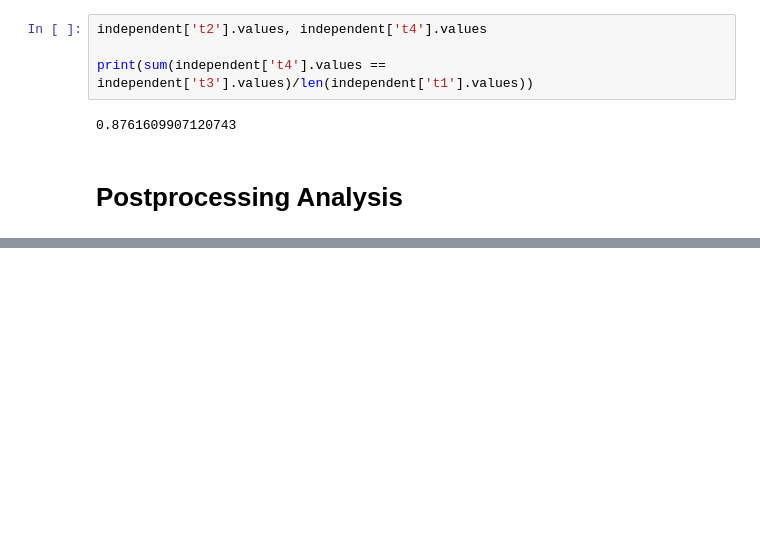
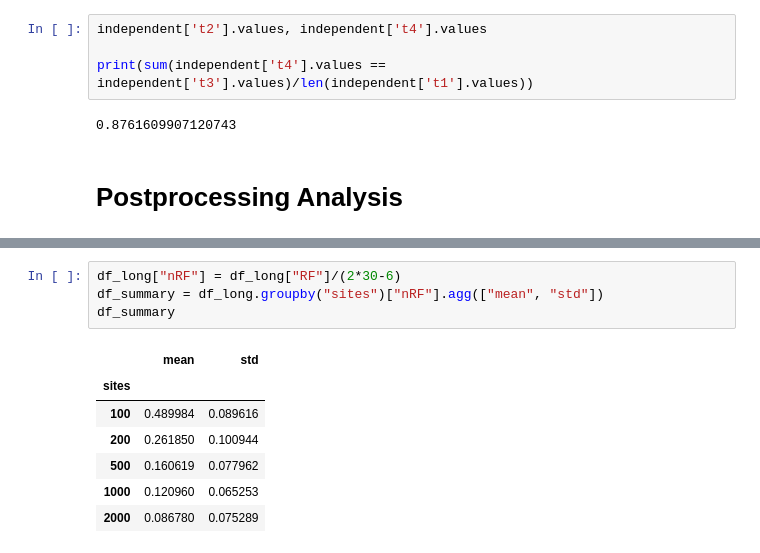
Before and after one commit to jaamestaay/M4R, a Jupyter notebook: data/testing.ipynb, the cells around one changed output, grey strips where cells are left out. Cells and saved outputs as stored; diff of their text form; blank space fills up the shorter version.

```diff
--- a/data/testing.ipynb
+++ b/data/testing.ipynb
@@ -526,0 +529,12 @@ plt.show()
+# %%
+df_long["nRF"] = df_long["RF"]/(2*30-6)
+df_summary = df_long.groupby("sites")["nRF"].agg(["mean", "std"])
+df_summary
+# %% [output]
+|  | mean | std |
+| sites |  |  |
+| 100 | 0.489984 | 0.089616 |
+| 200 | 0.261850 | 0.100944 |
+| 500 | 0.160619 | 0.077962 |
+| 1000 | 0.120960 | 0.065253 |
+| 2000 | 0.086780 | 0.075289 |
```
Also changed, not shown: parts of 2 cells of this notebook.
